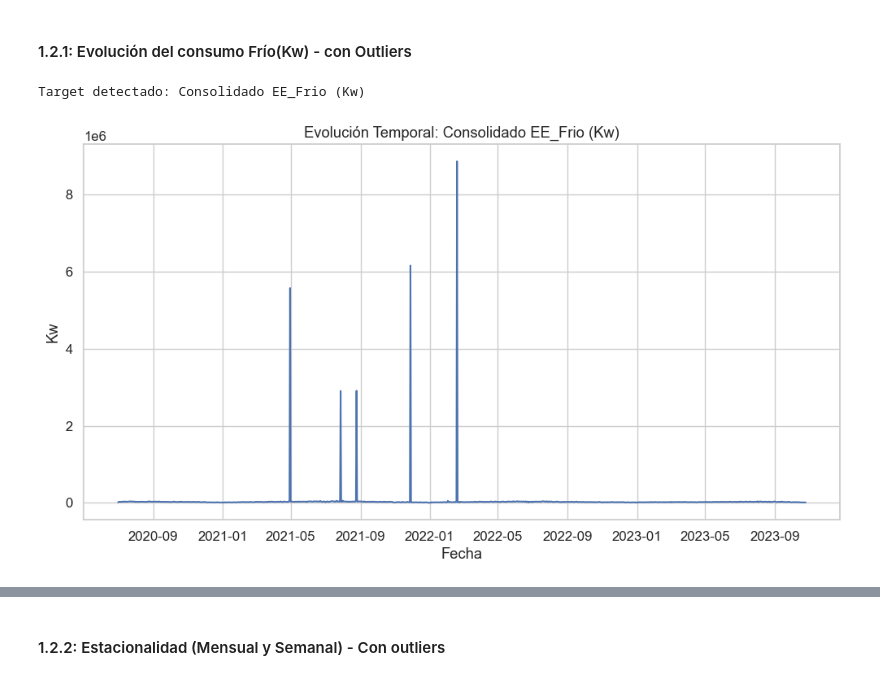
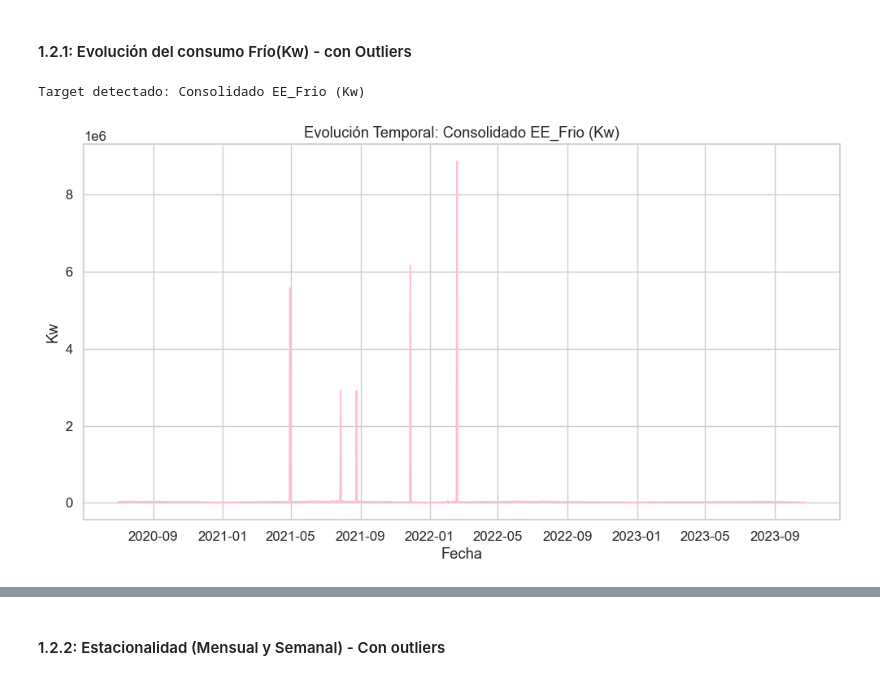
Before and after one commit to GonzaCardin/tp_final_ldd2, a Jupyter notebook: notebooks/eda_v2.ipynb, the cells around one changed output, grey strips where cells are left out. Saved outputs shown, nothing was run; the diff lists cells and outputs as text; code cells hidden in the pictures.

```diff
--- a/notebooks/eda_v2.ipynb
+++ b/notebooks/eda_v2.ipynb
@@ -227,13 +233,14 @@ dtype: int64
 # %%
 target_col = [col for col in df_raw.columns if 'Frio' in col and '(Kw)' in col][0]
 print(f"Target detectado: {target_col}")
 
 plt.figure()
-df_raw[target_col].plot()
+# --- Aquí está el cambio ---
+df_raw[target_col].plot(color='pink')
 plt.title(f'Evolución Temporal: {target_col}')
 plt.ylabel('Kw')
 plt.xlabel('Fecha')
 plt.show()
 # %% [output]
 Target detectado: Consolidado EE_Frio (Kw)
-[figure, old version]
+[figure, new version]
```
Also changed, not shown: parts of 15 cells of this notebook.
